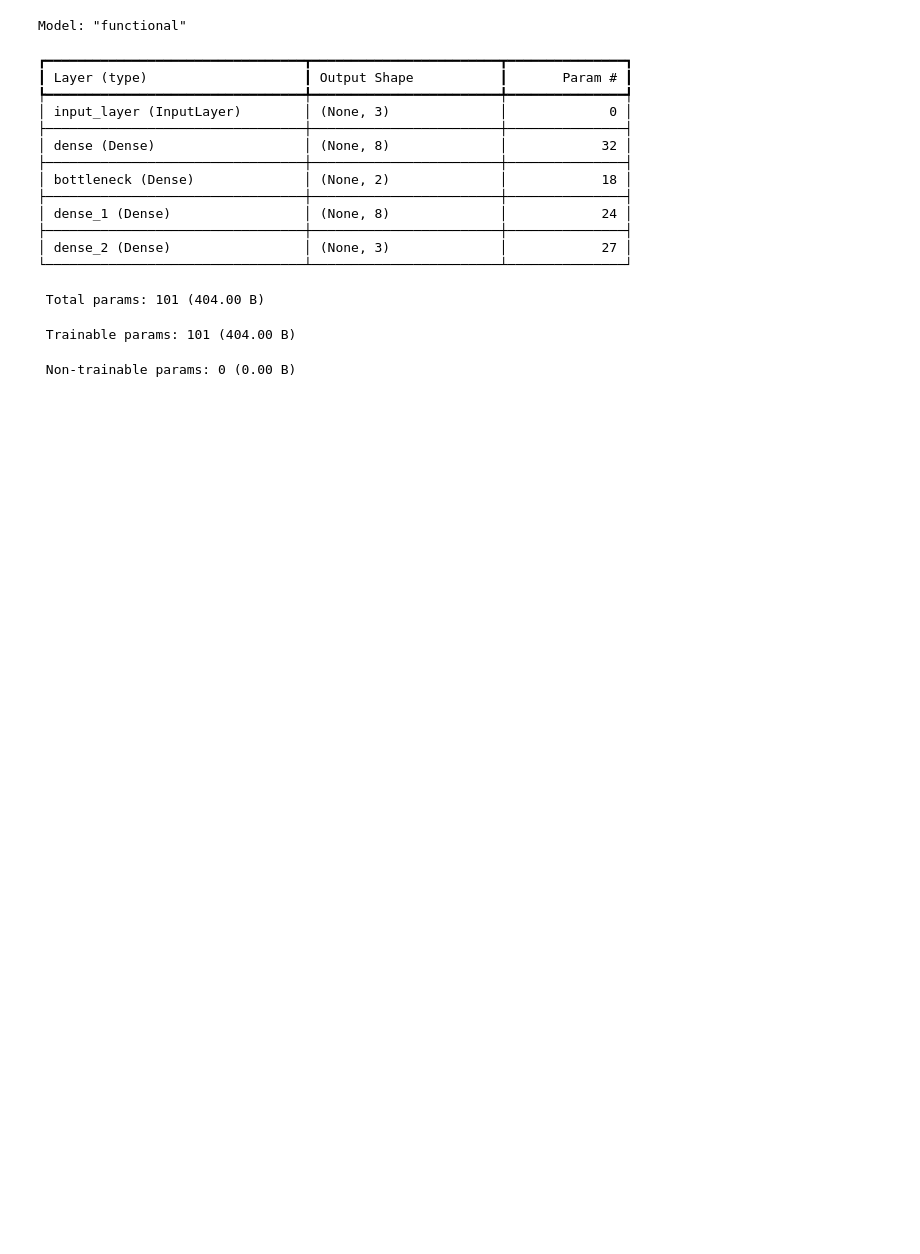
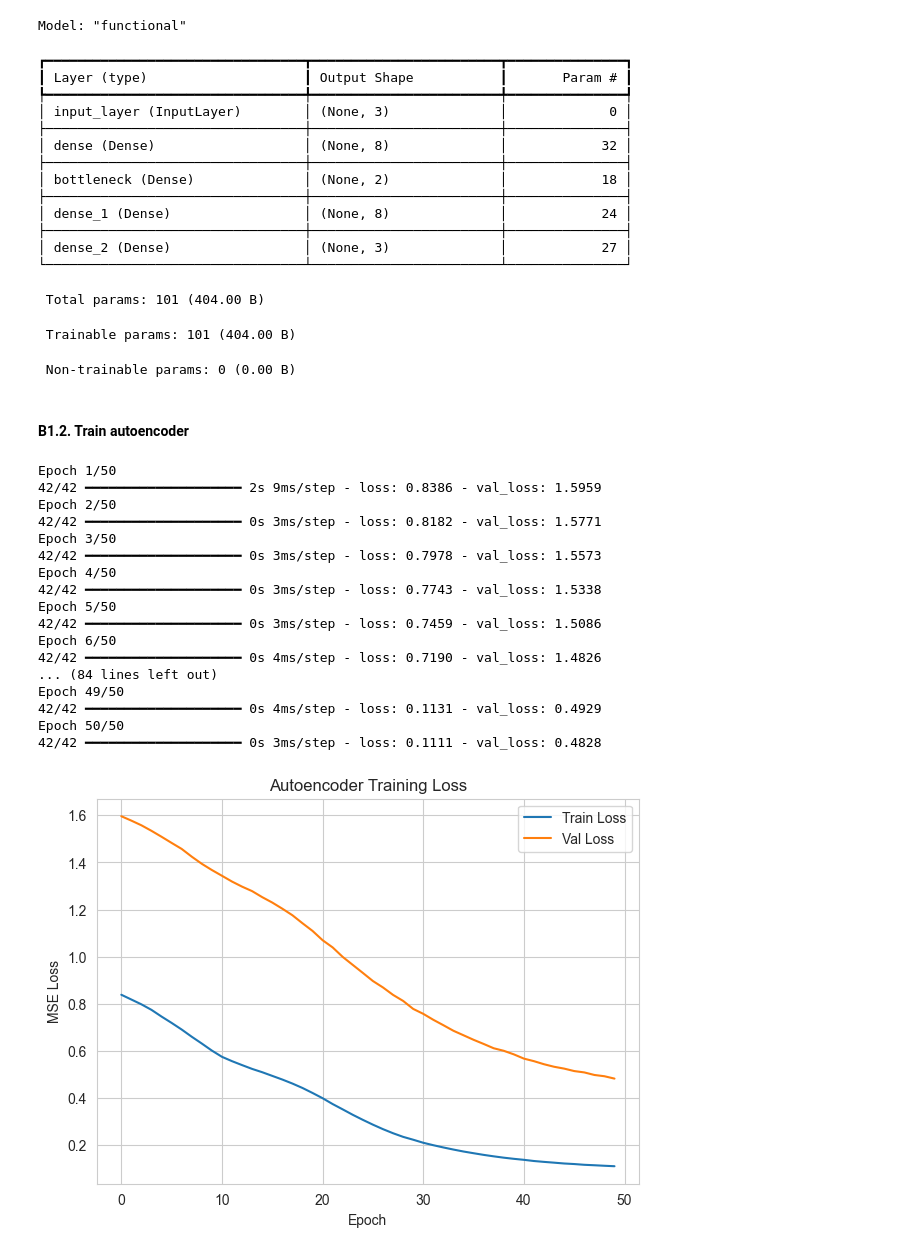
Before and after one commit to Ainedembe-Denis/UCI-Online-Retail-II-Customer-Purchasing-Behavior-Analysis, a Jupyter notebook: Retail-Customer-Analysis.ipynb, the cells around one changed output. Saved outputs shown, nothing was run; the diff lists cells and outputs as text; code cells hidden in the pictures; blank space fills up the shorter version.

Commit message:
train autoencoder

```diff
--- a/Retail-Customer-Analysis.ipynb
+++ b/Retail-Customer-Analysis.ipynb
@@ -350,3 +350,42 @@ Model: "functional"
  Total params: 101 (404.00 B)
  Trainable params: 101 (404.00 B)
  Non-trainable params: 0 (0.00 B)
+# %% [markdown]
+#### B1.2. Train autoencoder
+# %%
+history = autoencoder.fit(
+    X_scaled, X_scaled,
+    epochs=50,
+    batch_size=128,
+    validation_split=0.1,
+    verbose=1
+)
+
+# Plot training loss
+plt.figure(figsize=(7, 5))
+plt.plot(history.history["loss"], label="Train Loss")
+plt.plot(history.history["val_loss"], label="Val Loss")
+plt.xlabel("Epoch")
+plt.ylabel("MSE Loss")
+plt.title("Autoencoder Training Loss")
+plt.legend()
+plt.show()
+# %% [output]
+Epoch 1/50
+42/42 ━━━━━━━━━━━━━━━━━━━━ 2s 9ms/step - loss: 0.8386 - val_loss: 1.5959
+Epoch 2/50
+42/42 ━━━━━━━━━━━━━━━━━━━━ 0s 3ms/step - loss: 0.8182 - val_loss: 1.5771
+Epoch 3/50
+42/42 ━━━━━━━━━━━━━━━━━━━━ 0s 3ms/step - loss: 0.7978 - val_loss: 1.5573
+Epoch 4/50
+42/42 ━━━━━━━━━━━━━━━━━━━━ 0s 3ms/step - loss: 0.7743 - val_loss: 1.5338
+Epoch 5/50
+42/42 ━━━━━━━━━━━━━━━━━━━━ 0s 3ms/step - loss: 0.7459 - val_loss: 1.5086
+Epoch 6/50
+42/42 ━━━━━━━━━━━━━━━━━━━━ 0s 4ms/step - loss: 0.7190 - val_loss: 1.4826
+... (84 lines left out)
+Epoch 49/50
+42/42 ━━━━━━━━━━━━━━━━━━━━ 0s 4ms/step - loss: 0.1131 - val_loss: 0.4929
+Epoch 50/50
+42/42 ━━━━━━━━━━━━━━━━━━━━ 0s 3ms/step - loss: 0.1111 - val_loss: 0.4828
+[figure, added]
```
Also changed, not shown: parts of 1 cell of this notebook.
